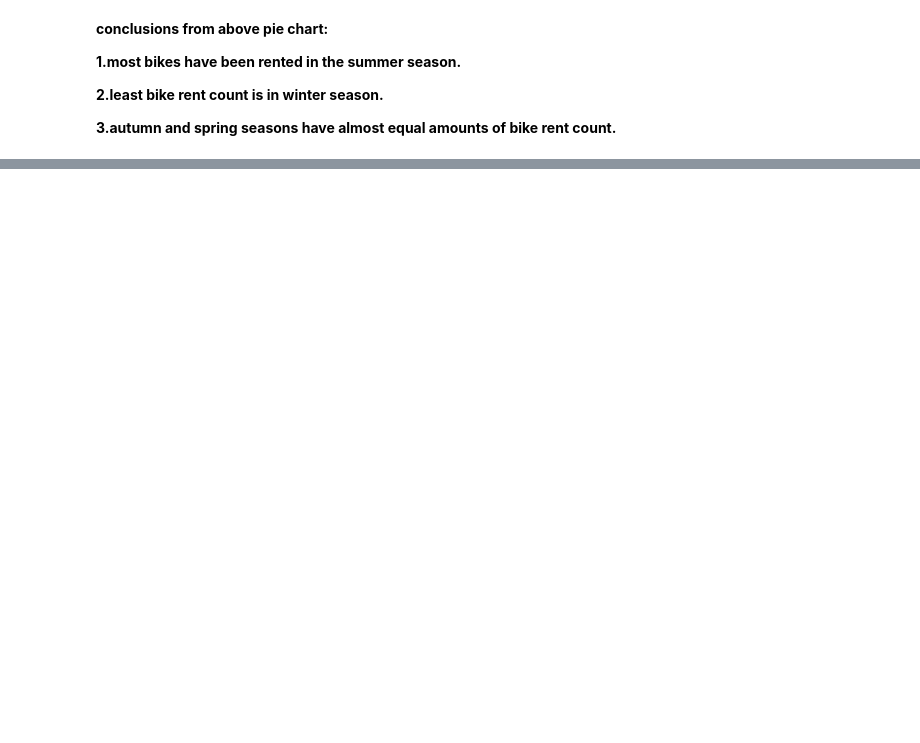
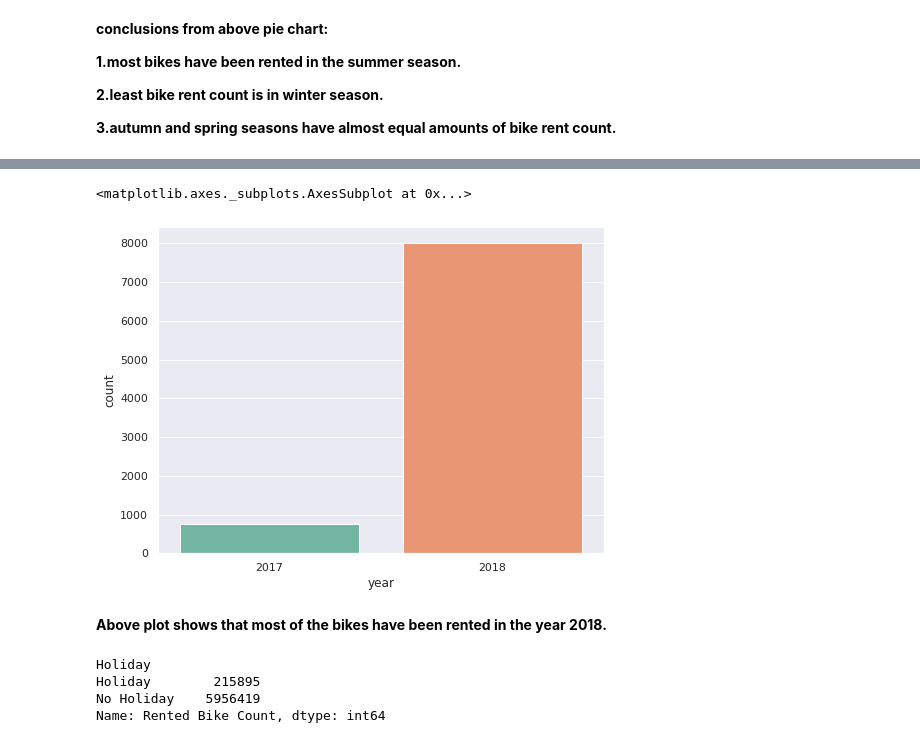
Before and after one commit to praveenbejo95/Bike-sharing-demand-prediction-ML-regression-project-, a Jupyter notebook: Bike_Sharing_Demand_Prediction(Pravin_notebook)_Capstone_Project.ipynb, the cells around one changed output, grey strips where cells are left out. Drawn from its saved outputs; the diff is of its cells as text; code cells hidden in the pictures; blank space fills up the shorter version.

```diff
--- a/Bike_Sharing_Demand_Prediction(Pravin_notebook)_Capstone_Project.ipynb
+++ b/Bike_Sharing_Demand_Prediction(Pravin_notebook)_Capstone_Project.ipynb
@@ -200,0 +225,9 @@ array([<matplotlib.axes._subplots.AxesSubplot object at 0x...>],
+# %%
+plt.figure(figsize=(8,6))
+sns.set_theme(style="darkgrid")
+sns.countplot(x = 'year', data = bike_df,palette='Set2')
+# %% [output]
+<matplotlib.axes._subplots.AxesSubplot at 0x...>
+[figure, added]
+# %% [markdown]
+**Above plot shows that most of the bikes have been rented in the year 2018.**
@@ -200,0 +238,7 @@ array([<matplotlib.axes._subplots.AxesSubplot object at 0x...>],
+# %%
+df_hol
+# %% [output]
+Holiday
+Holiday        215895
+No Holiday    5956419
+Name: Rented Bike Count, dtype: int64
```
Also changed, not shown: parts of 28 cells of this notebook.
